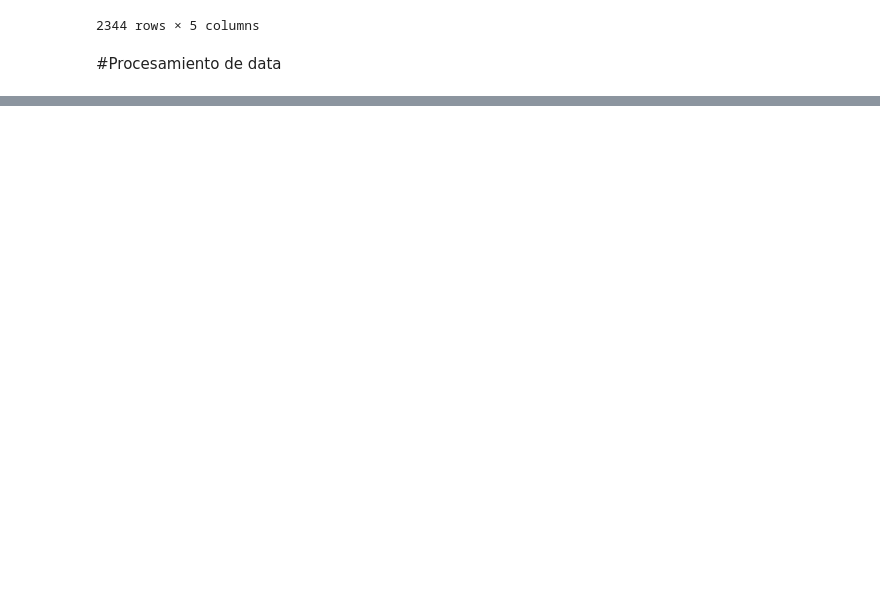
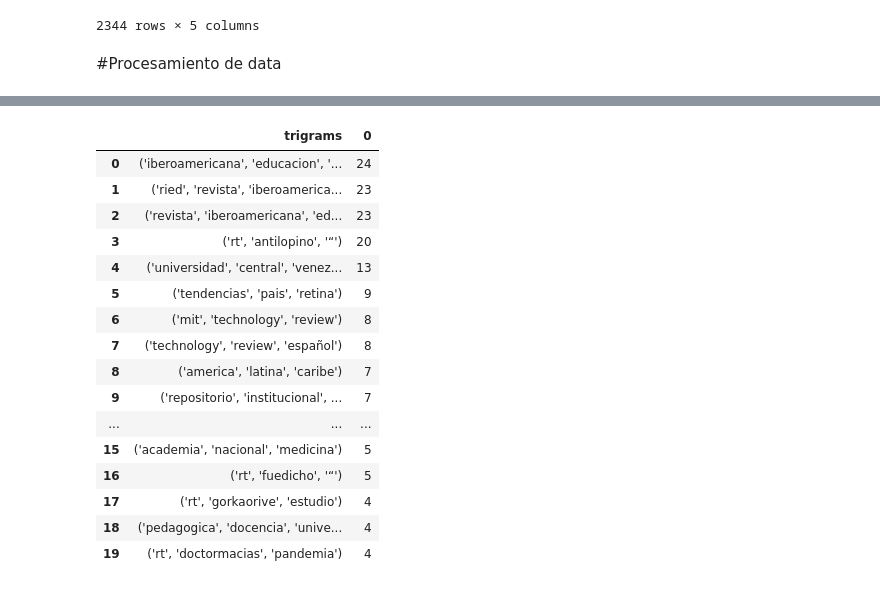
Before and after one commit to arteagm/Co-Afina-Reto4, a Jupyter notebook: Hackathon.ipynb, the cells around one changed output, grey strips where cells are left out. Drawn from its saved outputs; the diff is of its cells as text; code cells hidden in the pictures; blank space fills up the shorter version.

```diff
--- a/Hackathon.ipynb
+++ b/Hackathon.ipynb
@@ -182,0 +376,21 @@ Obtained 73.3% tweets in spanish from total of 3198 tweets from user @mferna.
+# %%
+def make_list_bigrams_1(text):
+    sentences = nltk.sent_tokenize(text)
+    tokenized = map(nltk.tokenize.word_tokenize, sentences)
+    bigrams = map(ngrams_wrapper_1, tokenized)
+    bigram = list(itertools.chain.from_iterable(bigrams))
+    return bigram
+
+def make_list_bigrams_2(text):
+    sentences = nltk.sent_tokenize(text)
+    tokenized = map(nltk.tokenize.word_tokenize, sentences)
+    bigrams = map(ngrams_wrapper_2, tokenized)
+    bigram = list(itertools.chain.from_iterable(bigrams))
+    return bigram
+
+def make_list_bigrams_3(text):
+    sentences = nltk.sent_tokenize(text)
+    tokenized = map(nltk.tokenize.word_tokenize, sentences)
+    bigrams = map(ngrams_wrapper_3, tokenized)
+    bigram = list(itertools.chain.from_iterable(bigrams))
+    return bigram
@@ -288,0 +474,26 @@ variables('de', test_df)
+# %%
+key_word_trigram = o_df[o_df['clean_text']!='']['trigram_key_words'].to_list()
+all_key_word_trigram = '/'.join([str(i) for i in key_word_trigram])
+df_all_key_word_trigram = pd.DataFrame(data={'trigrams': all_key_word_trigram.split('/')})
+
+count_trigram_tweets = df_all_key_word_trigram.value_counts().reset_index()
+count_trigram_tweets = count_trigram_tweets[count_trigram_tweets["trigrams"] != ""].reset_index(inplace=False).drop(['index'], axis=1)
+count_trigram_tweets[0:20]
+# %% [output]
+|  | trigrams | 0 |
+| 0 | ('iberoamericana', 'educacion', '... | 24 |
+| 1 | ('ried', 'revista', 'iberoamerica... | 23 |
+| 2 | ('revista', 'iberoamericana', 'ed... | 23 |
+| 3 | ('rt', 'antilopino', '“') | 20 |
+| 4 | ('universidad', 'central', 'venez... | 13 |
+| 5 | ('tendencias', 'pais', 'retina') | 9 |
+| 6 | ('mit', 'technology', 'review') | 8 |
+| 7 | ('technology', 'review', 'español') | 8 |
+| 8 | ('america', 'latina', 'caribe') | 7 |
+| 9 | ('repositorio', 'institucional', ... | 7 |
+| ... | ... | ... |
+| 15 | ('academia', 'nacional', 'medicina') | 5 |
+| 16 | ('rt', 'fuedicho', '“') | 5 |
+| 17 | ('rt', 'gorkaorive', 'estudio') | 4 |
+| 18 | ('pedagogica', 'docencia', 'unive... | 4 |
+| 19 | ('rt', 'doctormacias', 'pandemia') | 4 |
```
Also changed, not shown: parts of 38 cells of this notebook.
